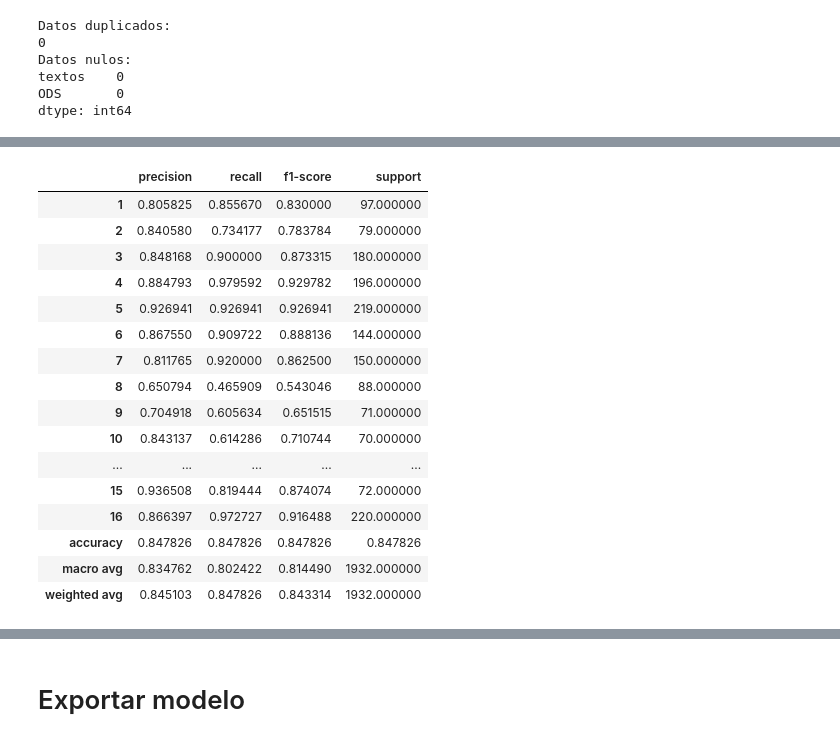
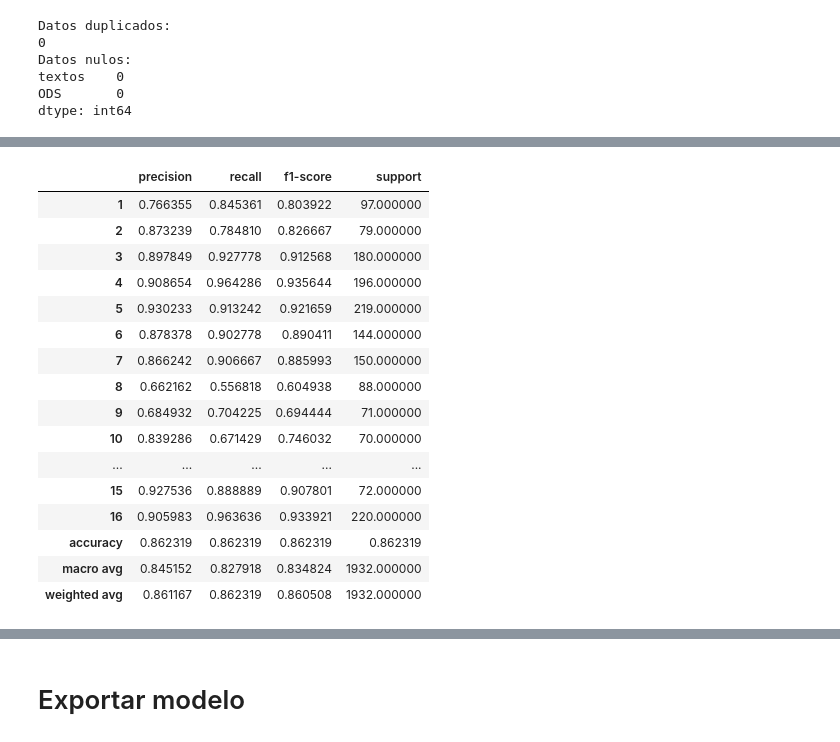
Before and after one commit to AndresEnix/microproyecto_2_mlns, a Jupyter notebook: identificacion_pln_relaciones_semanticas.ipynb, the cells around one changed output, grey strips where cells are left out. Cells and saved outputs as stored; diff of their text form; code cells hidden in the pictures.

```diff
--- a/identificacion_pln_relaciones_semanticas.ipynb
+++ b/identificacion_pln_relaciones_semanticas.ipynb
@@ -132,13 +127,10 @@ No hay neceesidad de eliminar datos nulos o duplicados.
 # %%
+stop_words_es = set(stopwords.words('spanish'))
+
 def prepare_text(text):
     tokenizer = RegexpTokenizer(r'\w+')
-    stemmer = PorterStemmer()
-    tokens = tokenizer.tokenize(text)
-    tokens = [word for word in tokens if word not in stopwords.words('spanish')]
+    stemmer = SnowballStemmer(language='spanish')
+    tokens = tokenizer.tokenize(text.lower())
+    tokens = [word for word in tokens if word not in stop_words_es]
     tokens = [stemmer.stem(word) for word in tokens]
     return ' '.join(tokens)
-
-# Prueba de la preparacion de textos
-random_text = text.sample(1).item()
-prepared_text = prepare_text(random_text)
-print(f'Texto original:\n{random_text}\nTexto preparado:\n{prepared_text}')
@@ -147,8 +213,2 @@ print(f'Texto original:\n{random_text}\nTexto preparado:\n{prepared_text}')
 # %%
-data = raw_data.copy()
-data['texto_limpio'] = data['textos'].apply(prepare_text)
-
-text = data['texto_limpio']
-labels = data['ODS']
-
-X_train, X_test, y_train, y_test = train_test_split(text, labels, test_size=0.2, random_state=55)
+X_train, X_test, y_train, y_test = train_test_split(raw_data['textos'], raw_data['ODS'], test_size=0.2, random_state=55)
@@ -254,7 +310,7 @@ Fitting 5 folds for each of 1 candidates, totalling 5 fits
 # %%
 steps = [
-    ("vectorizer", vectorizer),
-    ("dimred", tsvd),
+    ("vectorizer", TfidfVectorizer(preprocessor=prepare_text)),
+    ("dimred", TruncatedSVD(n_components=150, random_state=32)),
     ("model", LinearSVC(C=0.5, random_state=32, max_iter=2000)),
 ]
 pipeline = Pipeline(steps)
@@ -288,20 +348,21 @@ matrix
 # %%
-reporte.transpose()
+# Reporte de clasificacion
+pd.DataFrame(classification_report(y_test, y_pred, output_dict=True)).transpose()
 # %% [output]
 |  | precision | recall | f1-score | support |
-| 1 | 0.805825 | 0.855670 | 0.830000 | 97.000000 |
-| 2 | 0.840580 | 0.734177 | 0.783784 | 79.000000 |
-| 3 | 0.848168 | 0.900000 | 0.873315 | 180.000000 |
-| 4 | 0.884793 | 0.979592 | 0.929782 | 196.000000 |
-| 5 | 0.926941 | 0.926941 | 0.926941 | 219.000000 |
-| 6 | 0.867550 | 0.909722 | 0.888136 | 144.000000 |
-| 7 | 0.811765 | 0.920000 | 0.862500 | 150.000000 |
-| 8 | 0.650794 | 0.465909 | 0.543046 | 88.000000 |
-| 9 | 0.704918 | 0.605634 | 0.651515 | 71.000000 |
-| 10 | 0.843137 | 0.614286 | 0.710744 | 70.000000 |
+| 1 | 0.766355 | 0.845361 | 0.803922 | 97.000000 |
+| 2 | 0.873239 | 0.784810 | 0.826667 | 79.000000 |
+| 3 | 0.897849 | 0.927778 | 0.912568 | 180.000000 |
+| 4 | 0.908654 | 0.964286 | 0.935644 | 196.000000 |
+| 5 | 0.930233 | 0.913242 | 0.921659 | 219.000000 |
+| 6 | 0.878378 | 0.902778 | 0.890411 | 144.000000 |
+| 7 | 0.866242 | 0.906667 | 0.885993 | 150.000000 |
+| 8 | 0.662162 | 0.556818 | 0.604938 | 88.000000 |
+| 9 | 0.684932 | 0.704225 | 0.694444 | 71.000000 |
+| 10 | 0.839286 | 0.671429 | 0.746032 | 70.000000 |
 | ... | ... | ... | ... | ... |
-| 15 | 0.936508 | 0.819444 | 0.874074 | 72.000000 |
-| 16 | 0.866397 | 0.972727 | 0.916488 | 220.000000 |
-| accuracy | 0.847826 | 0.847826 | 0.847826 | 0.847826 |
-| macro avg | 0.834762 | 0.802422 | 0.814490 | 1932.000000 |
-| weighted avg | 0.845103 | 0.847826 | 0.843314 | 1932.000000 |
+| 15 | 0.927536 | 0.888889 | 0.907801 | 72.000000 |
+| 16 | 0.905983 | 0.963636 | 0.933921 | 220.000000 |
+| accuracy | 0.862319 | 0.862319 | 0.862319 | 0.862319 |
+| macro avg | 0.845152 | 0.827918 | 0.834824 | 1932.000000 |
+| weighted avg | 0.861167 | 0.862319 | 0.860508 | 1932.000000 |
```
Also changed, not shown: parts of 23 cells of this notebook, 3 other files.
